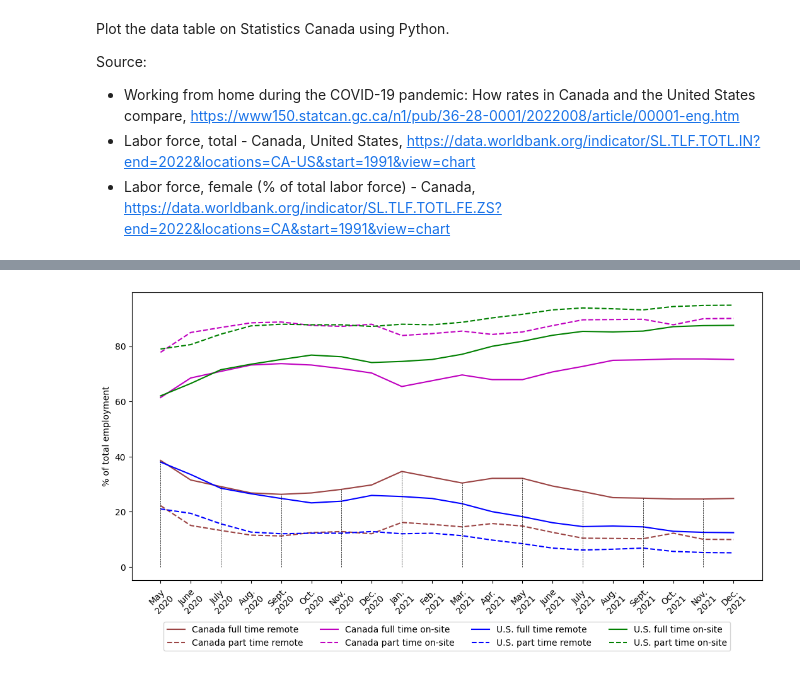
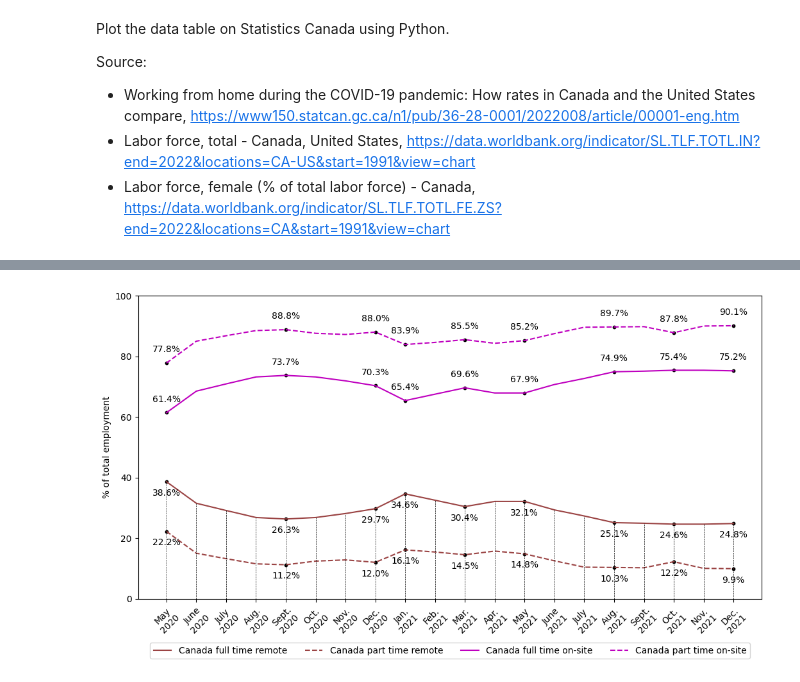
Before and after one commit to Gyxox/graphs-of-working-from-home-during-the-COVID-19-pandemic-statistics-canada, a Jupyter notebook: plot.ipynb, the cells around one changed output, grey strips where cells are left out. Saved outputs shown, nothing was run; the diff lists cells and outputs as text; code cells hidden in the pictures.

```diff
--- a/plot.ipynb
+++ b/plot.ipynb
@@ -187,39 +210,51 @@ colors = ['b', 'g', 'r', 'c', 'm', 'y', 'k']
 plt.figure(figsize=(11, 6))
 plt.plot(df['Month'], df['Canada full time'], label='Canada full time remote', linestyle='-', color='#9B4444')
 plt.plot(df['Month'], df['Canada part time'], label='Canada part time remote', linestyle='--', color='#9B4444')
 plt.plot(df['Month'], df['On-Site-Canada-ft'], label='Canada full time on-site', linestyle='-', color=colors[4])
 plt.plot(df['Month'], df['On-Site-Canada-pt'], label='Canada part time on-site', linestyle='--', color=colors[4])
-plt.plot(df['Month'], df['U.S. full time'], label='U.S. full time remote', linestyle='-', color='b')
-plt.plot(df['Month'], df['U.S. part time'], label='U.S. part time remote', linestyle='--', color='b')
-plt.plot(df['Month'], df['On-Site-US-ft'], label='U.S. full time on-site', linestyle='-', color='g')
-plt.plot(df['Month'], df['On-Site-US-pt'], label='U.S. part time on-site', linestyle='--', color='g')
+# plt.plot(df['Month'], df['U.S. full time'], label='U.S. full time remote', linestyle='-', color='b')
+# plt.plot(df['Month'], df['U.S. part time'], label='U.S. part time remote', linestyle='--', color='b')
+# plt.plot(df['Month'], df['On-Site-US-ft'], label='U.S. full time on-site', linestyle='-', color='g')
+# plt.plot(df['Month'], df['On-Site-US-pt'], label='U.S. part time on-site', linestyle='--', color='g')
 
 # Adding text labels
+sample_ca = [0, 4, 7, 8, 19, 10, 12, 17, 15]
+sample_us = [0, 5, 19, 7, 14, 16]
 for index, row in df.iterrows():
-	if index % 2 == 0:
+	if index in sample_ca:
 
-		# plt.text(row['Month'], row['Canada men'] - 2.2, f"{row['Canada men']:.1f}%\n({num_to_str(appr_ca_men)})", ha='center', va='top')
-		# plt.text(row['Month'], row['On-Site-Canada-Men'] + 3, f"{row['On-Site-Canada-Men']:.1f}%\n({num_to_str(appr_ca_men)})", ha='center', va='bottom')
+		plt.text(row['Month'], row['Canada full time'] - 2.2, f"{row['Canada full time']:.1f}%", ha='center', va='top')
+		plt.text(row['Month'], row['On-Site-Canada-ft'] + 3, f"{row['On-Site-Canada-ft']:.1f}%", ha='center', va='bottom')
+
+		plt.text(row['Month'], row['Canada part time'] - 2.2, f"{row['Canada part time']:.1f}%", ha='center', va='top')
+		plt.text(row['Month'], row['On-Site-Canada-pt'] + 3, f"{row['On-Site-Canada-pt']:.1f}%", ha='center', va='bottom')
+
+
+		plt.scatter(row['Month'], row['Canada full time'], s=10, c='black')
+		plt.scatter(row['Month'], row['On-Site-Canada-ft'], s=10, c='black')
+		plt.scatter(row['Month'], row['Canada part time'], s=10, c='black')
+		plt.scatter(row['Month'], row['On-Site-Canada-pt'], s=10, c='black')
 
 		# if index == 0:
 		# 	plt.text(row['Month'], row['On-Site-Canada-Women'] - 4, f"{row['On-Site-Canada-Women']:.1f}%\n({num_to_str(appr_ca_men)})", ha='center', va='bottom')
 		# 	plt.text(row['Month'], row['Canada women'], f"{row['Canada women']:.1f}%\n({num_to_str(appr_ca_men)})", ha='center', va='bottom')
 		# else:
 		# 	plt.text(row['Month'], row['On-Site-Canada-Women'] - 3, f"{row['On-Site-Canada-Women']:.1f}%\n({num_to_str(appr_ca_men)})", ha='center', va='top')
 		# 	plt.text(row['Month'], row['Canada women'] + 2.2, f"{row['Canada women']:.1f}%\n({num_to_str(appr_ca_men)})", ha='center', va='bottom')
 
 		# plot a dash line vertically from the point to the x-axis
-		plt.plot([row['Month'], row['Month']], [0, row['Canada full time']], 'k--', lw=0.5)
+	plt.plot([row['Month'], row['Month']], [0, row['Canada full time']], 'k--', lw=0.5)
 
 # add title with font size 40, bold, New Times Roman, add 10px margin to the bottom
 plt.title('', fontsize=40, fontweight='bold', fontname='Times New Roman', pad=30)
 plt.xlabel('')
 plt.ylabel('% of total employment')
 # plot the legend under the graph
 plt.legend(loc='upper center', bbox_to_anchor=(0.5, -0.13), ncol=4)
 # plt.grid(True)
+plt.ylim(0, 100)
 plt.xticks(rotation=45)
 plt.tight_layout()
 plt.show()
 # %% [output]
-[figure, old version]
+[figure, new version]
```
Also changed, not shown: parts of 2 cells of this notebook.
